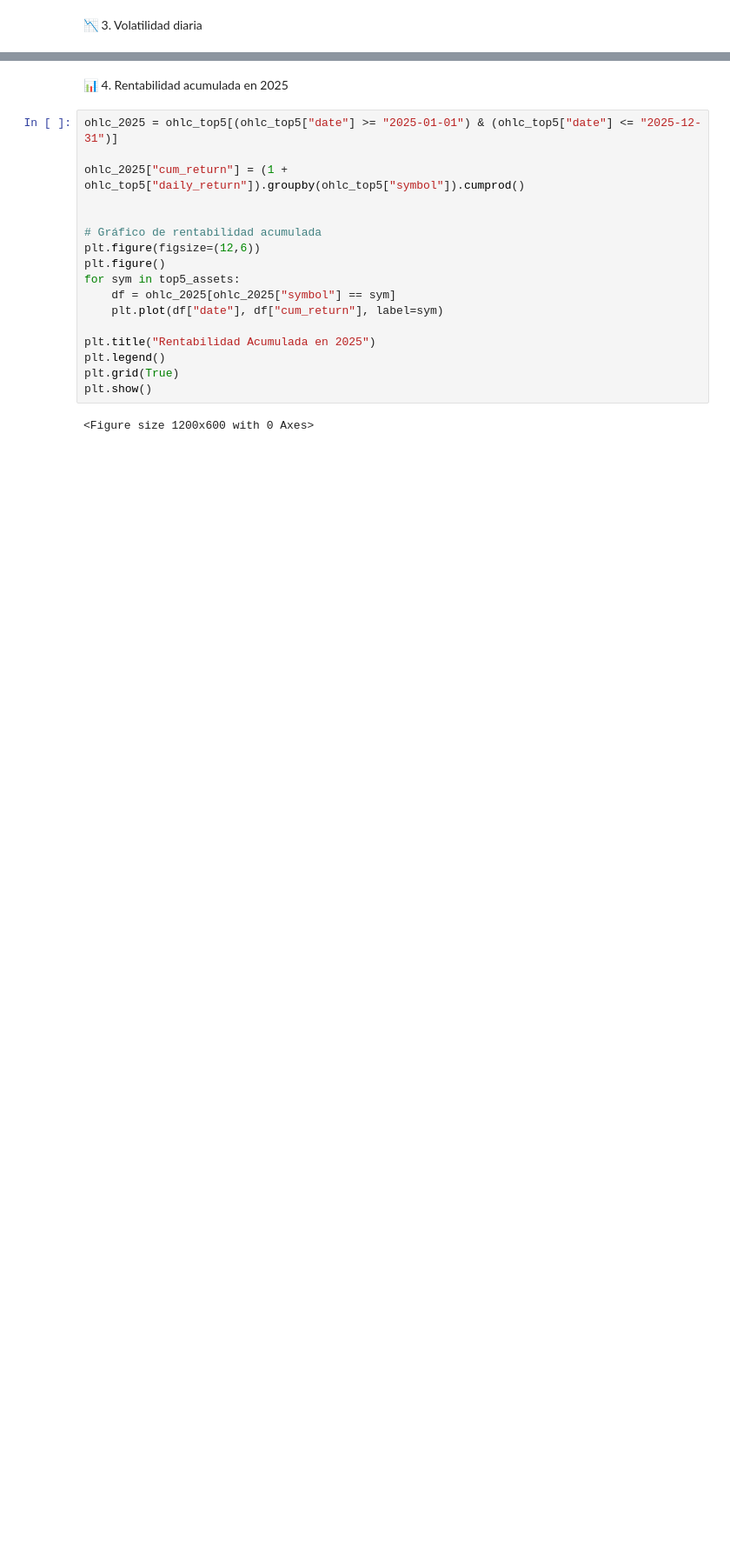
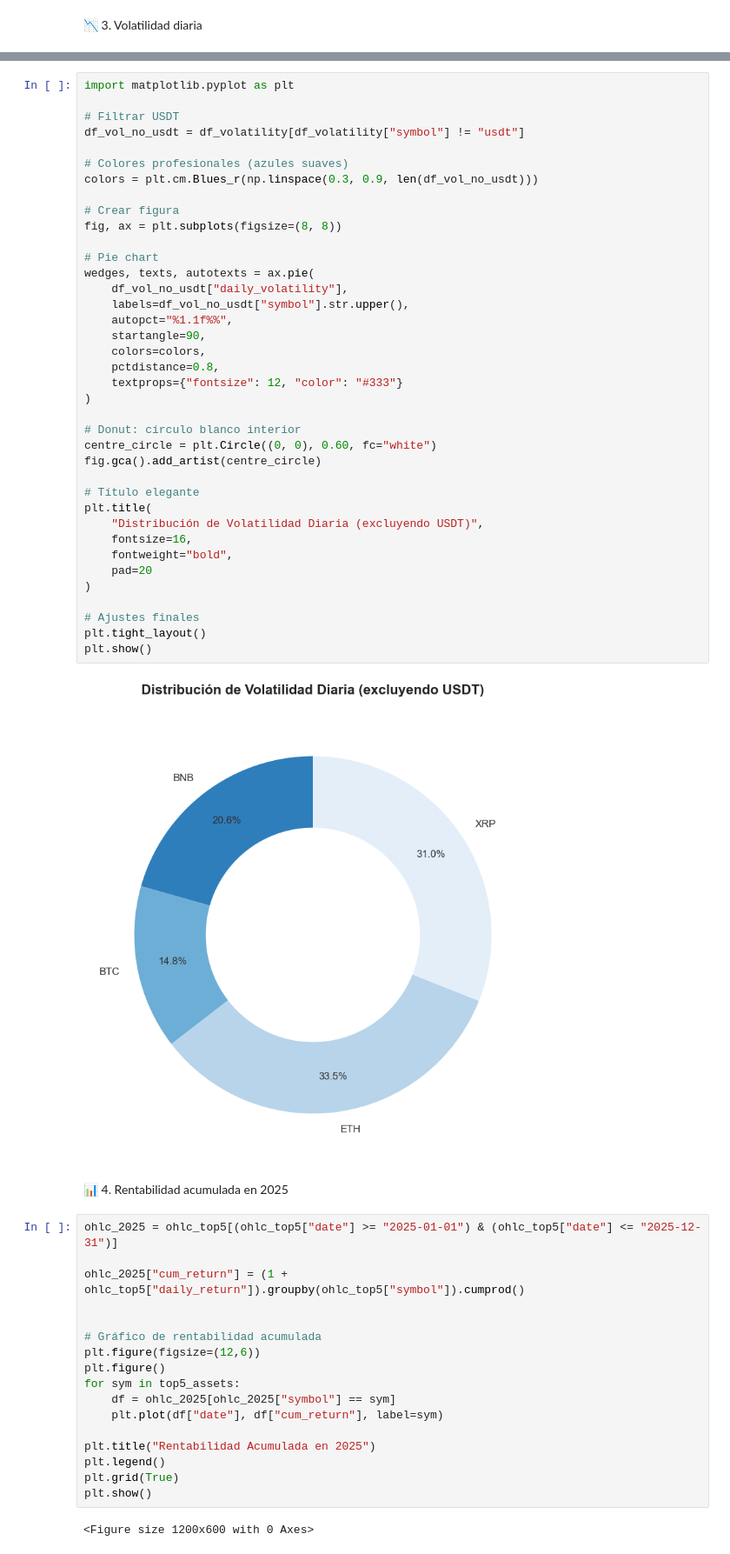
Before and after one commit to ramasa987/EDA_CRYPTO, a Jupyter notebook: CODIGO/NOTEBOOKS/EDA_MEMORIA_DESARROLLO.ipynb, the cells around one changed output, grey strips where cells are left out. Shown at 87% size. Drawn from its saved outputs; the diff is of its cells as text; blank space fills up the shorter version.

```diff
--- a/CODIGO/NOTEBOOKS/EDA_MEMORIA_DESARROLLO.ipynb
+++ b/CODIGO/NOTEBOOKS/EDA_MEMORIA_DESARROLLO.ipynb
@@ -463,3 +494,43 @@ volatility
+# %%
+import matplotlib.pyplot as plt
+
+# Filtrar USDT
+df_vol_no_usdt = df_volatility[df_volatility["symbol"] != "usdt"]
+
+# Colores profesionales (azules suaves)
+colors = plt.cm.Blues_r(np.linspace(0.3, 0.9, len(df_vol_no_usdt)))
+
+# Crear figura
+fig, ax = plt.subplots(figsize=(8, 8))
+
+# Pie chart
+wedges, texts, autotexts = ax.pie(
+    df_vol_no_usdt["daily_volatility"],
+    labels=df_vol_no_usdt["symbol"].str.upper(),
+    autopct="%1.1f%%",
+    startangle=90,
+    colors=colors,
+    pctdistance=0.8,
+    textprops={"fontsize": 12, "color": "#333"}
+)
+
+# Donut: círculo blanco interior
+centre_circle = plt.Circle((0, 0), 0.60, fc="white")
+fig.gca().add_artist(centre_circle)
+
+# Título elegante
+plt.title(
+    "Distribución de Volatilidad Diaria (excluyendo USDT)",
+    fontsize=16,
+    fontweight="bold",
+    pad=20
+)
+
+# Ajustes finales
+plt.tight_layout()
+plt.show()
+# %% [output]
+[figure, added]
 # %% [markdown]
 📊 4. Rentabilidad acumulada en 2025
 # %%
```
Also changed, not shown: parts of 44 cells of this notebook, 1 other file.
